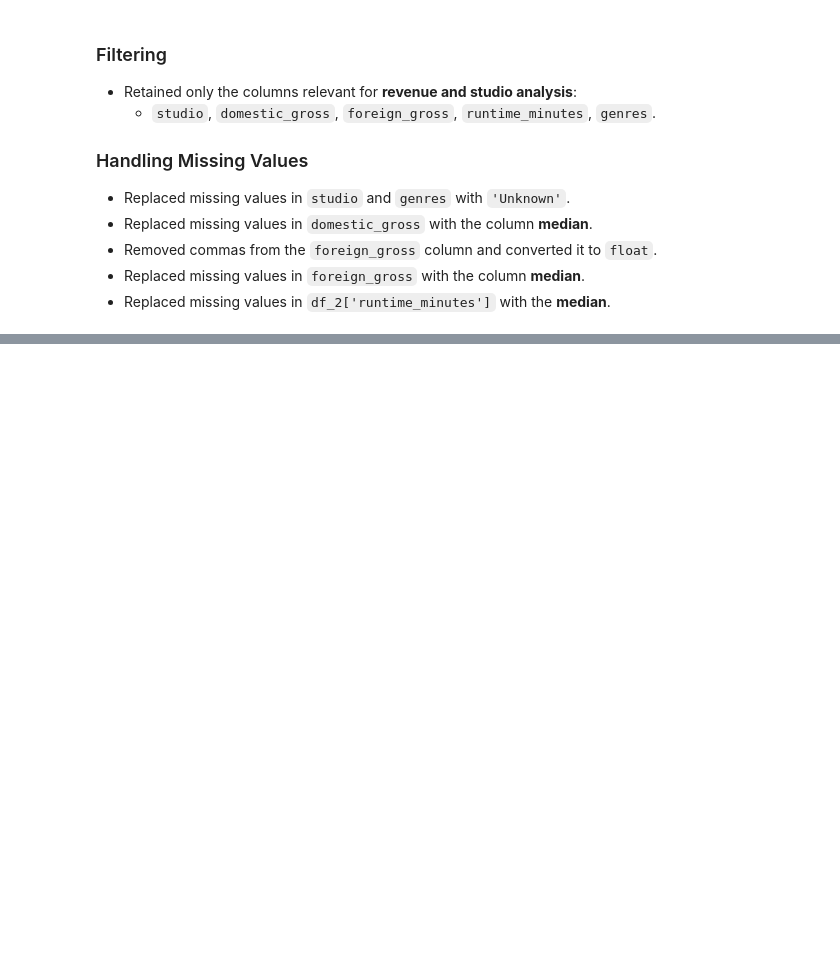
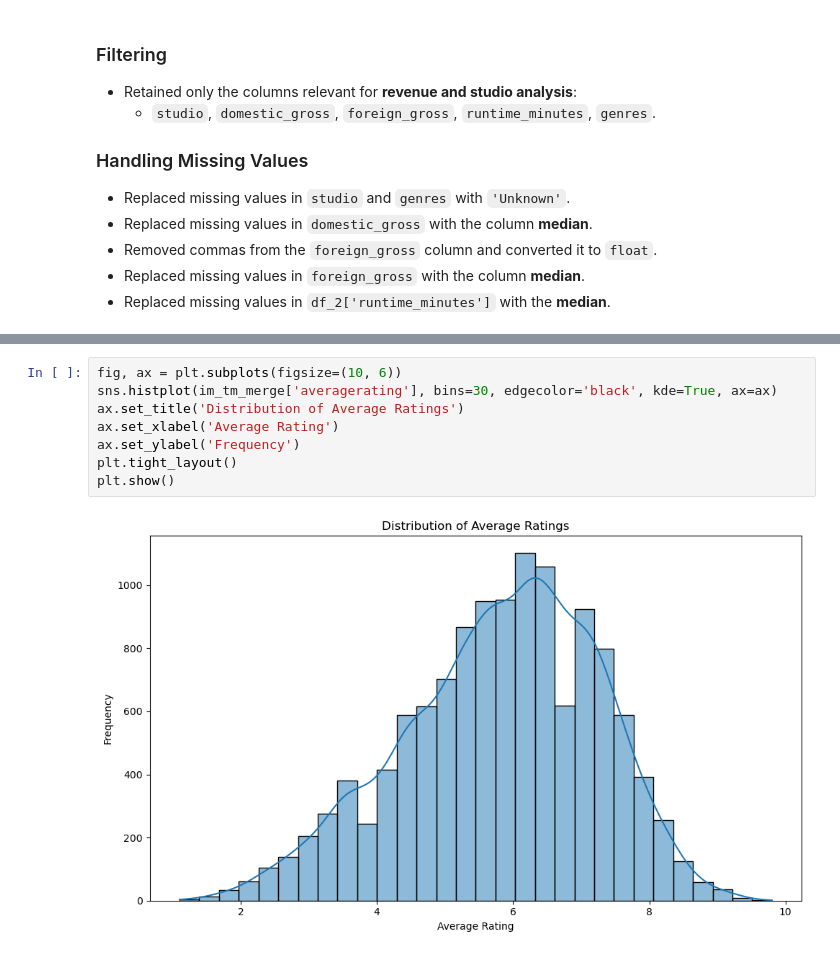
Before and after one commit to noelRockson/dsc-phase-2-project-v3-1, a Jupyter notebook: student.ipynb, the cells around one changed output, grey strips where cells are left out. Drawn from its saved outputs; the diff is of its cells as text; blank space fills up the shorter version.

```diff
--- a/student.ipynb
+++ b/student.ipynb
@@ -289,0 +404,10 @@ pd.merge(imdb_df, budget_df,left_on='primary_title', right_on='movie', how='inne
+# %%
+fig, ax = plt.subplots(figsize=(10, 6))
+sns.histplot(im_tm_merge['averagerating'], bins=30, edgecolor='black', kde=True, ax=ax)
+ax.set_title('Distribution of Average Ratings')
+ax.set_xlabel('Average Rating')
+ax.set_ylabel('Frequency')
+plt.tight_layout()
+plt.show()
+# %% [output]
+[figure, added]
```
Also changed, not shown: parts of 24 cells of this notebook.
